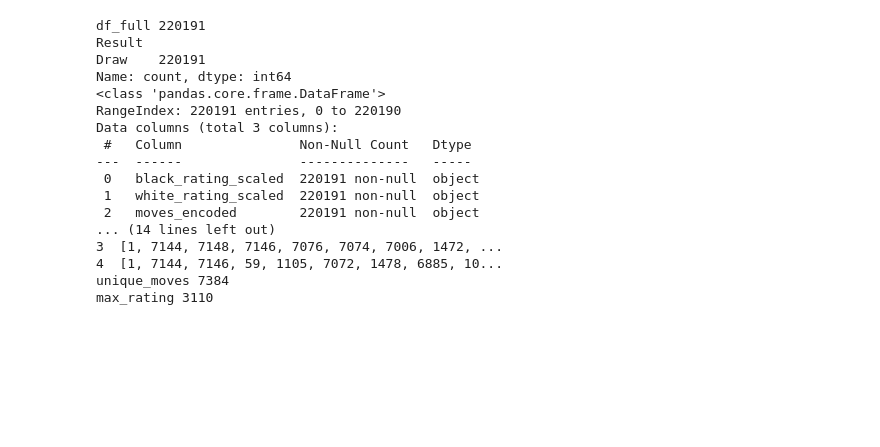
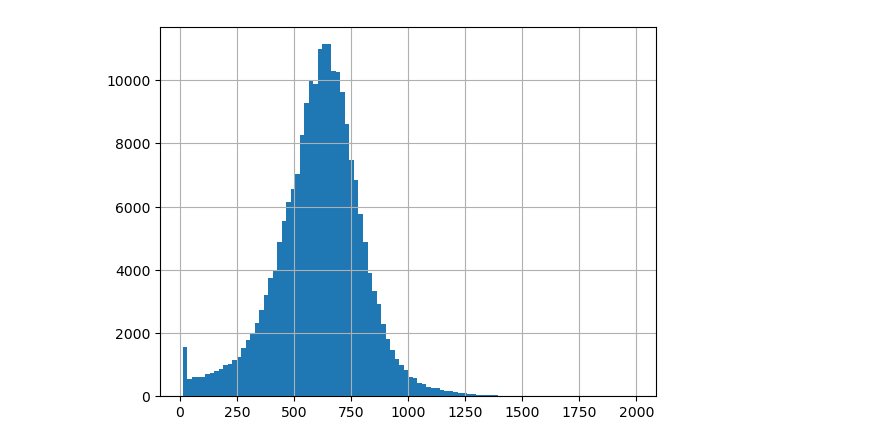
Before and after one commit to Max-Montag/chess_elo_prediction, a Jupyter notebook: clean_data.ipynb, the cells around one changed output. Saved outputs shown, nothing was run; the diff lists cells and outputs as text; code cells hidden in the pictures; blank space fills up the shorter version.

```diff
--- a/clean_data.ipynb
+++ b/clean_data.ipynb
@@ -102,7 +47,7 @@ for i in range(1, 6):
     df_tmp = pd.read_csv(input_file, usecols=["WhiteElo", "BlackElo", "AN"])
     max_rating_tmp = max(df_tmp["WhiteElo"].max(), df_tmp["BlackElo"].max())
 
-    # we accept that we wont capture all tokens (by this exec order) -> on set_1 ~8K unique_moves, on the 220K draws -> 7384 unique moves TODO!!!
+    # we accept that we wont capture all tokens (by this exec order) -> on set_1 ~11K unique_moves, on the 220K draws -> 7384 unique moves TODO!!!
     df_tmp["Result"] = df_tmp["AN"].apply(lambda x: "Draw" if "1/2-1/2" in x else "NA")
     df_tmp = df_tmp[df_tmp["Result"] == "Draw"]
 
@@ -110,6 +55,8 @@ for i in range(1, 6):
     df_tmp["AN"] = df_tmp["AN"].str.replace("1/2-1/2", "", regex=False)
     df_tmp["moves_tokenized"] = df_tmp["AN"].apply(lambda x: x.split())
     df_tmp = df_tmp[df_tmp["moves_tokenized"].apply(is_valid_row)]
+
+    df_tmp = df_tmp[df_tmp["moves_tokenized"].apply(len) >= 10]
 
     df_tmp["moves_tokenized"] = df_tmp["moves_tokenized"].apply(lambda x: ["<EOS>"] + x + ["<EOS>"])
 
@@ -141,21 +88,10 @@ print("max_rating", max_rating)
 
 output_file = r"C:\Projekte\chess_elo_prediction\data\final_normalized.csv"
 df_full.to_csv(output_file, index=False)
-# %% [output]
-df_full 220191
-Result
-Draw    220191
-Name: count, dtype: int64
-<class 'pandas.core.frame.DataFrame'>
-RangeIndex: 220191 entries, 0 to 220190
-Data columns (total 3 columns):
- #   Column               Non-Null Count   Dtype
----  ------               --------------   -----
- 0   black_rating_scaled  220191 non-null  object
- 1   white_rating_scaled  220191 non-null  object
- 2   moves_encoded        220191 non-null  object
-... (14 lines left out)
-3  [1, 7144, 7148, 7146, 7076, 7074, 7006, 1472, ...
-4  [1, 7144, 7146, 59, 1105, 7072, 1478, 6885, 10...
-unique_moves 7384
-max_rating 3110
+# %%
+df = pd.read_csv("data/final_normalized.csv")
+df["moves_encoded_length"] = df["moves_encoded"].apply(len)
+df["moves_encoded_length"].hist(bins=100)
+plt.show()
+# %% [output]
+[figure, added]
```
Also changed, not shown: parts of 6 cells of this notebook, 4 other files.
